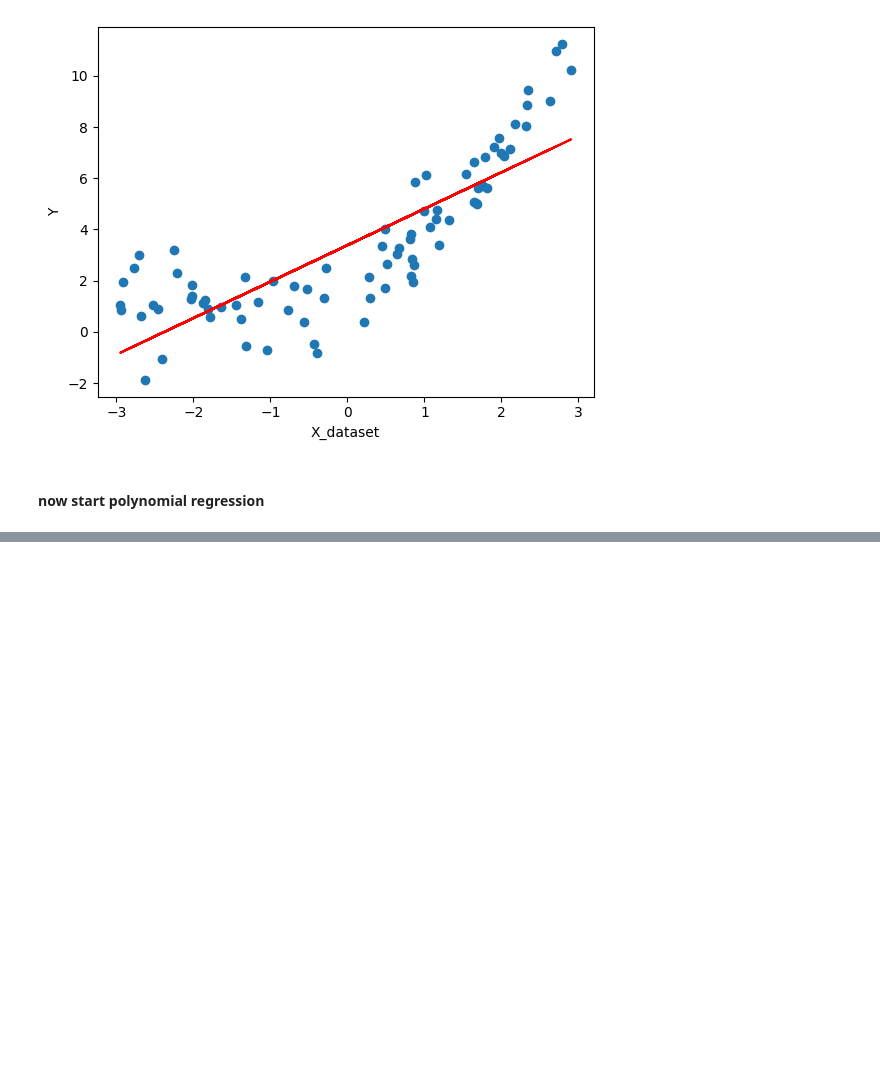
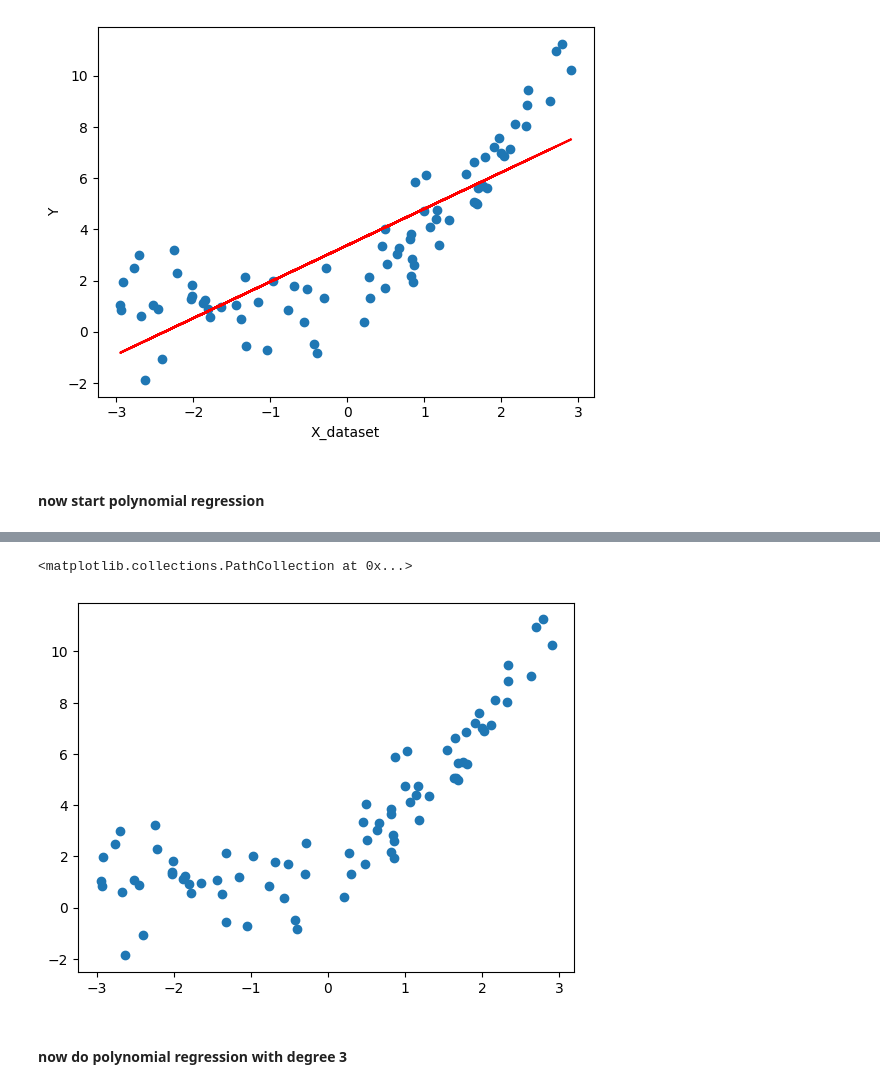
Before and after one commit to himan1009/ML_UPDATED, a Jupyter notebook: linear_regression/polynomial_regression_implementation.ipynb, the cells around one changed output, grey strips where cells are left out. Drawn from its saved outputs; the diff is of its cells as text; code cells hidden in the pictures; blank space fills up the shorter version.

```diff
--- a/linear_regression/polynomial_regression_implementation.ipynb
+++ b/linear_regression/polynomial_regression_implementation.ipynb
@@ -54,0 +130,7 @@ X_test_poly=poly.transform(X_test)
+# %%
+plt.scatter(X_train, y_train)
+# %% [output]
+<matplotlib.collections.PathCollection at 0x...>
+[figure, added]
+# %% [markdown]
+#### now do polynomial regression with degree 3
```
Also changed, not shown: parts of 13 cells of this notebook.
